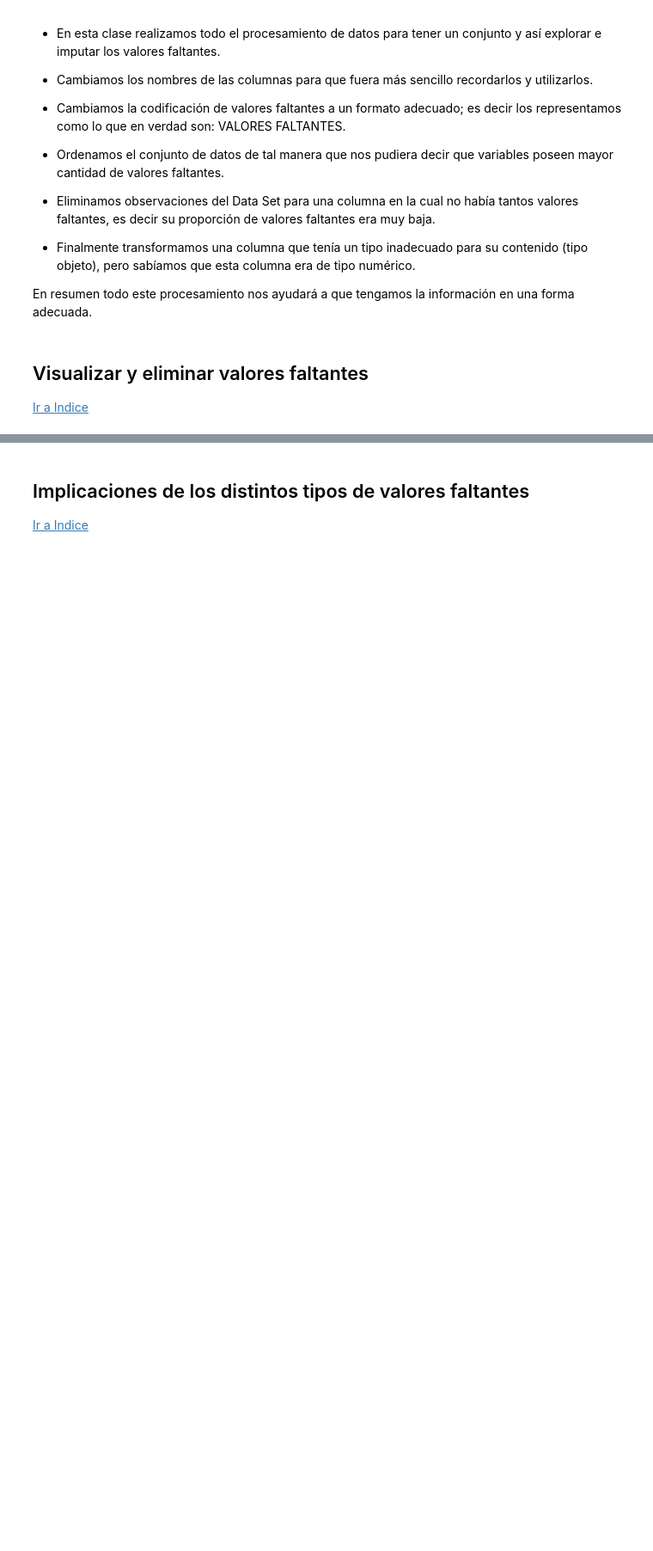
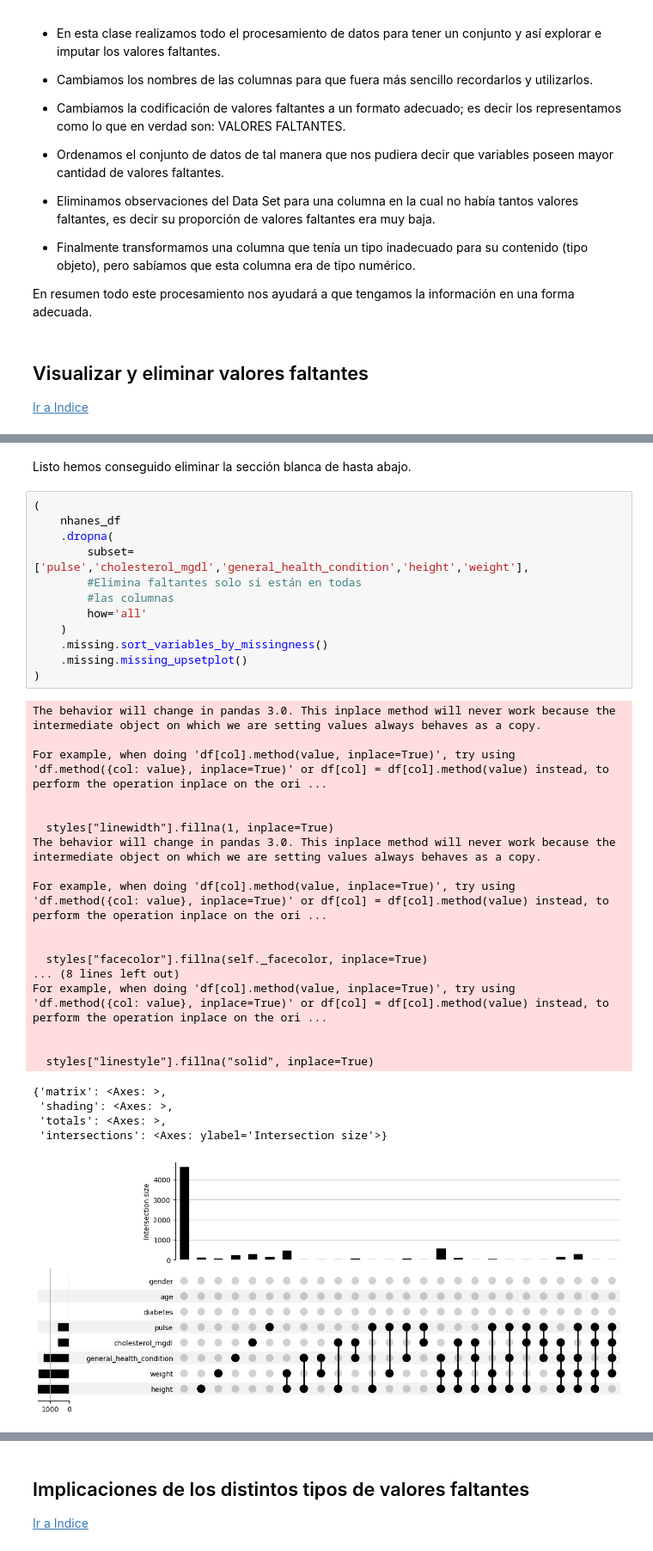
Before and after one commit to DensLopez/imputaci-n, a Jupyter notebook: codes/imputacion.ipynb, the cells around one changed output, grey strips where cells are left out. Shown at 86% size. Cells and saved outputs as stored; diff of their text form; blank space fills up the shorter version.

```diff
--- a/codes/imputacion.ipynb
+++ b/codes/imputacion.ipynb
@@ -774,0 +878,37 @@ En resumen todo este procesamiento nos ayudará a que tengamos la información e
+# %% [markdown]
+Listo hemos conseguido eliminar la sección blanca de hasta abajo.
+# %%
+(
+    nhanes_df
+    .dropna(
+        subset=['pulse','cholesterol_mgdl','general_health_condition','height','weight'],
+        #Elimina faltantes solo si están en todas
+        #las columnas
+        how='all'
+    )
+    .missing.sort_variables_by_missingness()
+    .missing.missing_upsetplot()
+)
+# %% [output]
+The behavior will change in pandas 3.0. This inplace method will never work because the intermediate object on which we are setting values always behaves as a copy.
+
+For example, when doing 'df[col].method(value, inplace=True)', try using 'df.method({col: value}, inplace=True)' or df[col] = df[col].method(value) instead, to perform the operation inplace on the ori ...
+
+
+  styles["linewidth"].fillna(1, inplace=True)
+The behavior will change in pandas 3.0. This inplace method will never work because the intermediate object on which we are setting values always behaves as a copy.
+
+For example, when doing 'df[col].method(value, inplace=True)', try using 'df.method({col: value}, inplace=True)' or df[col] = df[col].method(value) instead, to perform the operation inplace on the ori ...
+
+
+  styles["facecolor"].fillna(self._facecolor, inplace=True)
+... (8 lines left out)
+For example, when doing 'df[col].method(value, inplace=True)', try using 'df.method({col: value}, inplace=True)' or df[col] = df[col].method(value) instead, to perform the operation inplace on the ori ...
+
+
+  styles["linestyle"].fillna("solid", inplace=True)
+{'matrix': <Axes: >,
+ 'shading': <Axes: >,
+ 'totals': <Axes: >,
+ 'intersections': <Axes: ylabel='Intersection size'>}
+[figure, added]
```
Also changed, not shown: parts of 15 cells of this notebook.
